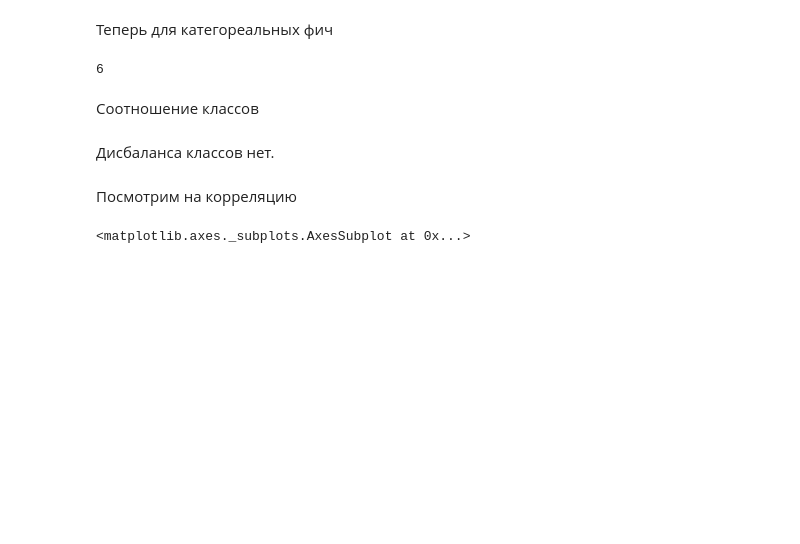
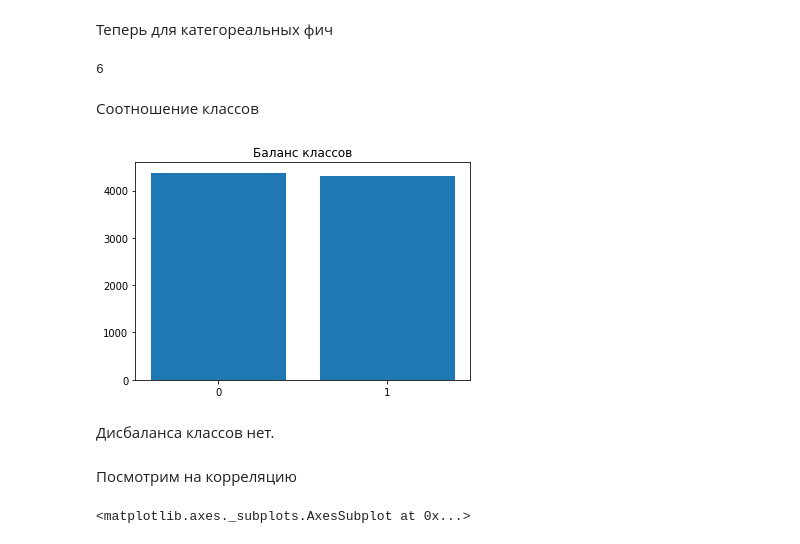
Before and after one commit to 4bur3k/kaggle_notebooks, a Jupyter notebook: spaceship.ipynb, the cells around one changed output. Cells and saved outputs as stored; diff of their text form; code cells hidden in the pictures; blank space fills up the shorter version.

```diff
--- a/spaceship.ipynb
+++ b/spaceship.ipynb
@@ -262,13 +306,15 @@ len(cat_cols)
 # %% [markdown]
 Соотношение классов
 # %%
-# indexes = [0, 1]
-# counts = data_train['Transported'].value_counts().values
+indexes = [0, 1]
+counts = data_train['Transported'].value_counts().values
 
-# plt.title('Баланс классов')
-# plt.xticks(indexes)
-# plt.bar(indexes, counts)
-# plt.show()
+plt.title('Баланс классов')
+plt.xticks(indexes)
+plt.bar(indexes, counts)
+plt.show()
+# %% [output]
+[figure, added]
 # %% [markdown]
 Дисбаланса классов нет.
 # %% [markdown]
```
Also changed, not shown: parts of 19 cells of this notebook.
